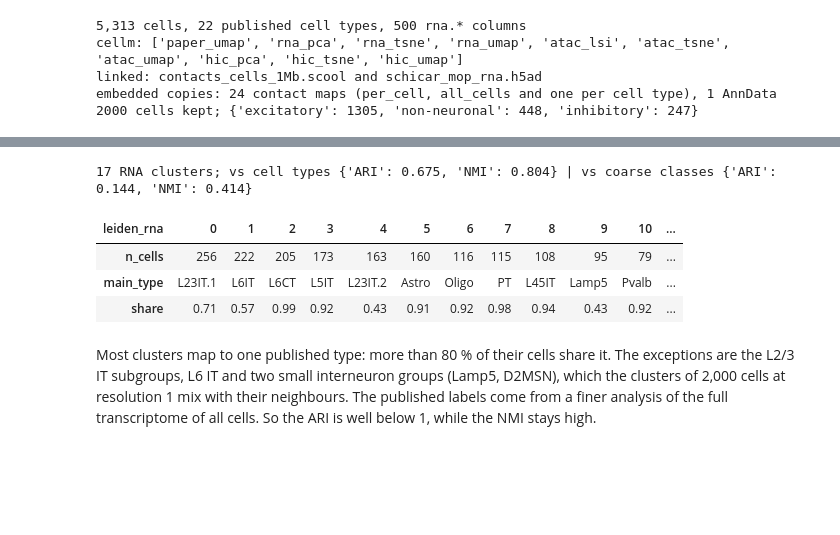
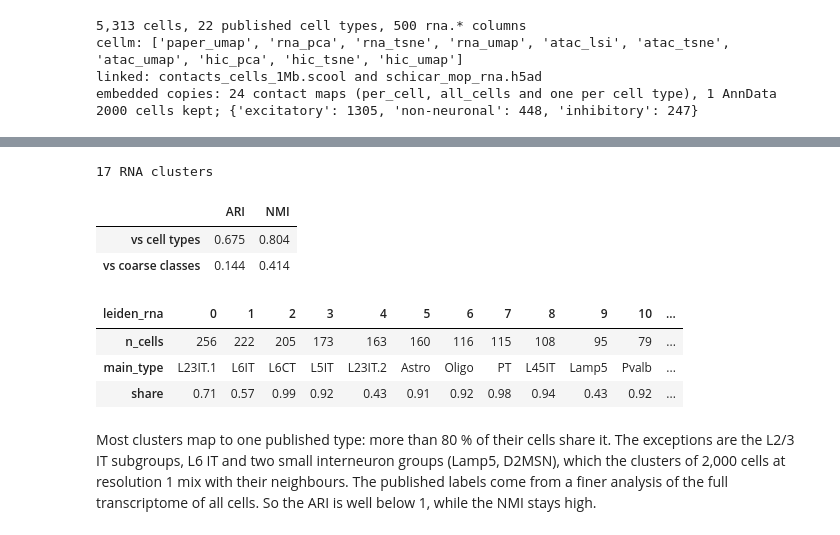
Before and after one commit to u-science-lab/U-Chrom, a Jupyter notebook: tutorials/cell_embeddings.ipynb, the cells around one changed output, grey strips where cells are left out. Saved outputs shown, nothing was run; the diff lists cells and outputs as text; code cells hidden in the pictures; blank space fills up the shorter version.

```diff
--- a/tutorials/cell_embeddings.ipynb
+++ b/tutorials/cell_embeddings.ipynb
@@ -91,5 +67,5 @@ class: excitatory neurons, inhibitory neurons or non-neuronal cells.
 # %%
-full = ds.atlas("schicar_mouse_cortex")       # backed, over HTTP: cells, cellm and uns are read at open
+full = ds.load("schicar_mouse_cortex")       # the atlas store, backed over HTTP: cells, cellm and uns are read at open
 print(f"{full.n_cells:,} cells, {full.cells['cell_type'].nunique()} published cell types, "
       f"{sum(c.startswith('rna.') for c in full.cells.columns)} rna.* columns")
 print("cellm:", list(full.cellm))
@@ -100,23 +76,13 @@ print(f"embedded copies: {len(embedded['contacts'])} contact maps (per_cell, all
 
 N_CELLS = 2000
 keep = np.sort(np.random.default_rng(0).choice(full.n_cells, N_CELLS, replace=False))
+cd = full.get_cells(full.cells.index[keep])   # in memory: these cells, their stored embeddings, the links
 
 CLASS = {**dict.fromkeys(["L23IT.1", "L23IT.2", "L23IT.3", "L45IT", "L5IT", "L6IT", "L6CT", "L56NP", "PT", "CLA"],
                          "excitatory"),
          **dict.fromkeys(["Pvalb", "Sst", "Vip", "Lamp5", "D2MSN"], "inhibitory"),
          **dict.fromkeys(["Astro", "Oligo", "OPC", "MGL", "Endo", "Peri", "LMC"], "non-neuronal")}
-meta_cols = ["cell_type", "dna_barcode", "n_counts_rna", "n_genes_rna", "n_fragments_atac", "n_contacts_hic"]
-cells = full.cells.iloc[keep][meta_cols].copy()
-cells["cell_class"] = cells["cell_type"].map(CLASS)
-
-cd = ChromData(np.zeros((0, 3)), full.spots.iloc[:0], cells=cells,
-               cellm={k: full.cellm[k][keep] for k in ("paper_umap", "atac_lsi")},
-               uns={"genome_assembly": "mm10", "source": full.uns["source"],
-                    "embeddings": {k: full.uns["embeddings"][k] for k in ("paper_umap", "atac_lsi")}})
-# link the per-cell contact maps of these cells, which section 6 writes next to the store in _out/
-SCOOL = OUT / "schicar_mop_2000_cells_1Mb.scool"
-cd.link_scool(SCOOL.name, key="per_cell", cell_name="cell_id (RNA barcode)",
-              genome_assembly="mm10", bin_size=1_000_000)
+cd.cells["cell_class"] = cd.cells["cell_type"].map(CLASS)
 y_type = cd.cells["cell_type"].astype(str).to_numpy()
 y_class = cd.cells["cell_class"].to_numpy()
 print(cd.n_cells, "cells kept;", pd.Series(y_class).value_counts().to_dict())
@@ -215,19 +159,23 @@ using the adjusted Rand index (ARI; 0 = chance, 1 = identical) and normalised mu
 # %%
 lab_rna = emb.cluster_cells(cd, use="rna_pca", resolution=1.0, key_added="leiden_rna")
-print(f"{lab_rna.nunique()} RNA clusters;", "vs cell types", agreement(lab_rna, y_type),
-      "| vs coarse classes", agreement(lab_rna, y_class))
+print(f"{lab_rna.nunique()} RNA clusters")
+display(pd.DataFrame({"vs cell types": emb.cluster_agreement(lab_rna, y_type),
+                      "vs coarse classes": emb.cluster_agreement(lab_rna, y_class)}).T.round(3))
 
 # each cluster: size, its most frequent published type and that type's share
 tab = pd.crosstab(lab_rna, cd.cells["cell_type"])
 summary = pd.DataFrame({"n_cells": tab.sum(axis=1), "main_type": tab.idxmax(axis=1),
                         "share": (tab.max(axis=1) / tab.sum(axis=1)).round(2)})
 summary.T
 # %% [output]
-17 RNA clusters; vs cell types {'ARI': 0.675, 'NMI': 0.804} | vs coarse classes {'ARI': 0.144, 'NMI': 0.414}
+17 RNA clusters
-| leiden_rna | 0 | 1 | 2 | 3 | 4 | 5 | 6 | 7 | 8 | 9 | 10 | ... |
-| n_cells | 256 | 222 | 205 | 173 | 163 | 160 | 116 | 115 | 108 | 95 | 79 | ... |
-| main_type | L23IT.1 | L6IT | L6CT | L5IT | L23IT.2 | Astro | Oligo | PT | L45IT | Lamp5 | Pvalb | ... |
-| share | 0.71 | 0.57 | 0.99 | 0.92 | 0.43 | 0.91 | 0.92 | 0.98 | 0.94 | 0.43 | 0.92 | ... |
+|  | ARI | NMI |
+| vs cell types | 0.675 | 0.804 |
+| vs coarse classes | 0.144 | 0.414 |
+| leiden_rna | 0 | 1 | 2 | 3 | 4 | 5 | 6 | 7 | 8 | 9 | 10 | ... |
+| n_cells | 256 | 222 | 205 | 173 | 163 | 160 | 116 | 115 | 108 | 95 | 79 | ... |
+| main_type | L23IT.1 | L6IT | L6CT | L5IT | L23IT.2 | Astro | Oligo | PT | L45IT | Lamp5 | Pvalb | ... |
+| share | 0.71 | 0.57 | 0.99 | 0.92 | 0.43 | 0.91 | 0.92 | 0.98 | 0.94 | 0.43 | 0.92 | ... |
 # %% [markdown]
 Most clusters map to one published type: more than 80 % of their cells share it.  The exceptions are
 the L2/3 IT subgroups, L6 IT and two small interneuron groups (Lamp5, D2MSN), which the clusters of 2,000 cells
```
Also changed, not shown: parts of 27 cells of this notebook, 16 other files.
